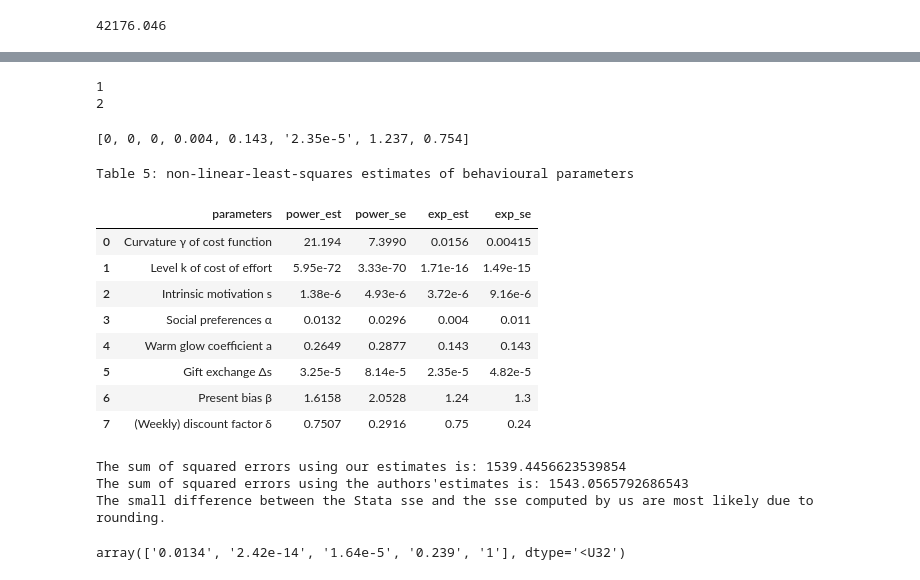
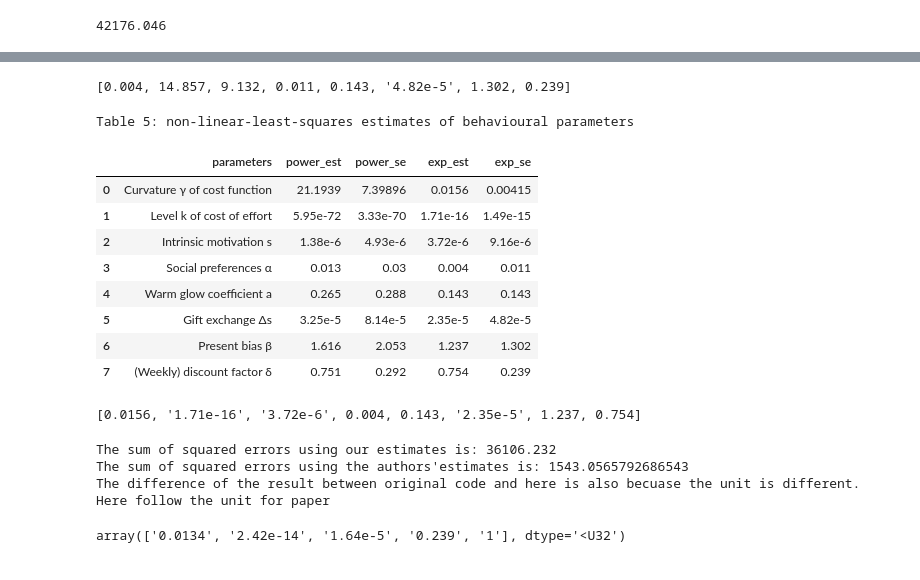
Before and after one commit to YH-Chen1225/EPP_Final, a Jupyter notebook: EPP_P.ipynb, the cells around one changed output, grey strips where cells are left out. Cells and saved outputs as stored; diff of their text form; code cells hidden in the pictures.

```diff
--- a/EPP_P.ipynb
+++ b/EPP_P.ipynb
@@ -7,5 +8,5 @@ import math
 # %%
-df = pd.read_stata('data/mturk_clean_data_short.dta')
+df = pd.read_stata('D:\\Temp\\mturk_clean_data_short.dta')
 # %%
 df
 # %% [output]
@@ -95,7 +96,8 @@ def opt_param(effort, k_scaler, s_scaler, st_values,type):
 
     for i in range(0,len(sol[0])):
         if i == 0:
-            sol_result[i] = round(solo[i],3)
+            sol_result[i] = round(solo[i],4)
+            se_result[i] =  round(se[i],5)
         else:
             sol_result[i] = '{0:.2e}'.format(Decimal(solo[i]))
             se_result[i] = '{0:.2e}'.format(Decimal(se[i]))
@@ -104,7 +106,7 @@ def opt_param(effort, k_scaler, s_scaler, st_values,type):
         #return sol[0],np.sqrt(np.diagonal(sol[1]))
         return sol_result,se_result
     else:
-        sse = np.round(np.sum((benchmark(df.loc[df['dummy1']==1].payoff_per_100,*sol[0])-df.loc[df['dummy1']==1,effort])**2),3)
+        sse = np.round(np.sum((benchmark(df.loc[df['dummy1']==1].payoff_per_100,*solo)-df.loc[df['dummy1']==1,effort])**2),3)
         #bp52_aut = [20.546,5.12e-13,3.17]
         sse_aut = np.round(np.sum((benchmark(df.loc[df['dummy1']==1].payoff_per_100,*bp52_aut)-df.loc[df['dummy1']==1,effort])**2),3)
         #return sol[0],np.sqrt(np.diagonal(sol[1])),sse,sse_aut
@@ -343,7 +340,7 @@ def treatment_a(effort,k_scaler,s_scaler,type,st_values):
     sol_result = [0]*8
     se_result = [0]*8
     se = np.sqrt(np.diagonal(sol[1]))
-    for i in range(3,len(sol[0])):
+    for i in range(0,len(sol[0])):
         if i==5:
             sol_result[i] = '{0:.2e}'.format(Decimal(sol[0][i]))
             se_result[i] = '{0:.2e}'.format(Decimal(se[i]))
@@ -359,63 +356,65 @@ def treatment_a(effort,k_scaler,s_scaler,type,st_values):
     elif type == "exp":
         #return sol[0],np.sqrt(np.diagonal(sol[1]))
         return sol_result,se_result
-# %%
-for i in range(1,3):
-    print(i)
-# %% [output]
-1
-2
 # %%
 be56,se56 = treatment_a("buttonpresses_nearest_100",k_scaler = 1e+16, s_scaler= 1e+6,type = "exp",st_values = st_values_exp)
-be56
+se56
 # %% [output]
-[0, 0, 0, 0.004, 0.143, '2.35e-5', 1.237, 0.754]
+[0.004, 14.857, 9.132, 0.011, 0.143, '4.82e-5', 1.302, 0.239]
 # %%
 bp53,se53,sse_our,sse_aut  = treatment_a("logbuttonpresses_nearest_100",k_scaler = 1e+57, s_scaler= 1e+6,type = "power",st_values = st_values_power)
 # %%
 # Create and save the dataframe for table 5 NLS estimates. We leave standard errors for all parameters instead of confidence intervals for some.
 # Point estimates for power case do not coincide precisely as explained above. Standard errors do not coincide precisely because of
 # the differences in the point estimates and because we leave here non-robust standard errors provided by curve_fit. To see an implementation of
 # the formula for robust standard errors please refer to the python or julia notebooks for table_1 of augenblick-rabin or table_1 of bruhin-fehr-schunk.
 # The formula is the same as in the cited notebooks without considering the clustering at the individual level.
 
-from decimal import Decimal
-
 params_name = ["Curvature γ of cost function", "Level k of cost of effort", "Intrinsic motivation s","Social preferences α",
                 "Warm glow coefficient a","Gift exchange Δs", "Present bias β","(Weekly) discount factor δ"]
 
 #be5 = ['{0:.3}'.format(Decimal(para[0])), '{0:.2e}'.format(Decimal(para[1])), '{0:.2e}'.format(Decimal(para[2])),
        #round(be56[0][3],3), round(be56[0][4],3), '{0:.2e}'.format(Decimal(be56[0][5])), round(be56[0][6],2), round(be56[0][7],2)]
+
+be5 = be54[0:3]+be56[3:8]
+       #round(be56[0][3],3), round(be56[0][4],3), '{0:.2e}'.format(Decimal(be56[0][5])), round(be56[0][6],2), round(be56[0][7],2)]
+se5 = se54[0:3]+se56[3:8]
 #se5 = ['{0:.3}'.format(Decimal(se_para[0])), '{0:.2e}'.format(Decimal(se_para[1])), '{0:.2e}'.format(Decimal(se_para[2])),
        #round(be56[1][3],3), round(be56[1][4],3), '{0:.2e}'.format(Decimal(be56[1][5])), round(be56[1][6],2), round(be56[1][7],2)]
-
+bp5 = bp52[0:3]+bp53[3:8]
 #bp5 = ['{0:.5}'.format(Decimal(p_para[0])), '{0:.2e}'.format(Decimal(p_para[1])), '{0:.2e}'.format(Decimal(p_para[2])),#
        #round(bp53[0][3],4), round(bp53[0][4],4), '{0:.2e}'.format(Decimal(bp53[0][5])), round(bp53[0][6],4), round(bp53[0][7],4)]
+sp5 = sp52[0:3]+se53[3:8]
 #sp5 = ['{0:.5}'.format(Decimal(se_p_para[0])), '{0:.2e}'.format(Decimal(se_p_para[1])), '{0:.2e}'.format(Decimal(se_p_para[2])),
        #round(bp53[1][3],4), round(bp53[1][4],4), '{0:.2e}'.format(Decimal(bp53[1][5])), round(bp53[1][6],4), round(bp53[1][7],4)]
 
 t5 = pd.DataFrame({'parameters':params_name,'power_est':bp5,'power_se':sp5,'exp_est':be5,'exp_se':se5})
 print('Table 5: non-linear-least-squares estimates of behavioural parameters')
 display(t5)
 # %% [output]
 Table 5: non-linear-least-squares estimates of behavioural parameters
 |  | parameters | power_est | power_se | exp_est | exp_se |
-| 0 | Curvature γ of cost function | 21.194 | 7.3990 | 0.0156 | 0.00415 |
+| 0 | Curvature γ of cost function | 21.1939 | 7.39896 | 0.0156 | 0.00415 |
 | 1 | Level k of cost of effort | 5.95e-72 | 3.33e-70 | 1.71e-16 | 1.49e-15 |
 | 2 | Intrinsic motivation s | 1.38e-6 | 4.93e-6 | 3.72e-6 | 9.16e-6 |
-| 3 | Social preferences α | 0.0132 | 0.0296 | 0.004 | 0.011 |
-| 4 | Warm glow coefficient a | 0.2649 | 0.2877 | 0.143 | 0.143 |
+| 3 | Social preferences α | 0.013 | 0.03 | 0.004 | 0.011 |
+| 4 | Warm glow coefficient a | 0.265 | 0.288 | 0.143 | 0.143 |
 | 5 | Gift exchange Δs | 3.25e-5 | 8.14e-5 | 2.35e-5 | 4.82e-5 |
-| 6 | Present bias β | 1.6158 | 2.0528 | 1.24 | 1.3 |
-| 7 | (Weekly) discount factor δ | 0.7507 | 0.2916 | 0.75 | 0.24 |
+| 6 | Present bias β | 1.616 | 2.053 | 1.237 | 1.302 |
+| 7 | (Weekly) discount factor δ | 0.751 | 0.292 | 0.754 | 0.239 |
+# %%
+be5 = be54[0:3]+be56[3:8]
+be5
+# %% [output]
+[0.0156, '1.71e-16', '3.72e-6', 0.004, 0.143, '2.35e-5', 1.237, 0.754]
 # %%
-print('The sum of squared errors using our estimates is: ' + str(sse_our))
+print('The sum of squared errors using our estimates is: ' + str(sse))
 print("The sum of squared errors using the authors'estimates is: " + str(sse_aut))
-print('The small difference between the Stata sse and the sse computed by us are most likely due to rounding.')
+print('The difference of the result between original code and here is also becuase the unit is different. Here follow the unit for paper ')
 # %% [output]
-The sum of squared errors using our estimates is: 1539.4456623539854
+The sum of squared errors using our estimates is: 36106.232
 The sum of squared errors using the authors'estimates is: 1543.0565792686543
-The small difference between the Stata sse and the sse computed by us are most likely due to rounding.
+The difference of the result between original code and here is also becuase the unit is different. Here follow the unit for paper
 # %%
 df['samplepr'] = (df['treatment'].isin(['1.1','1.2','1.3','6.1','6.2'])).astype(int)
 # %%
```
Also changed, not shown: parts of 20 cells of this notebook.
